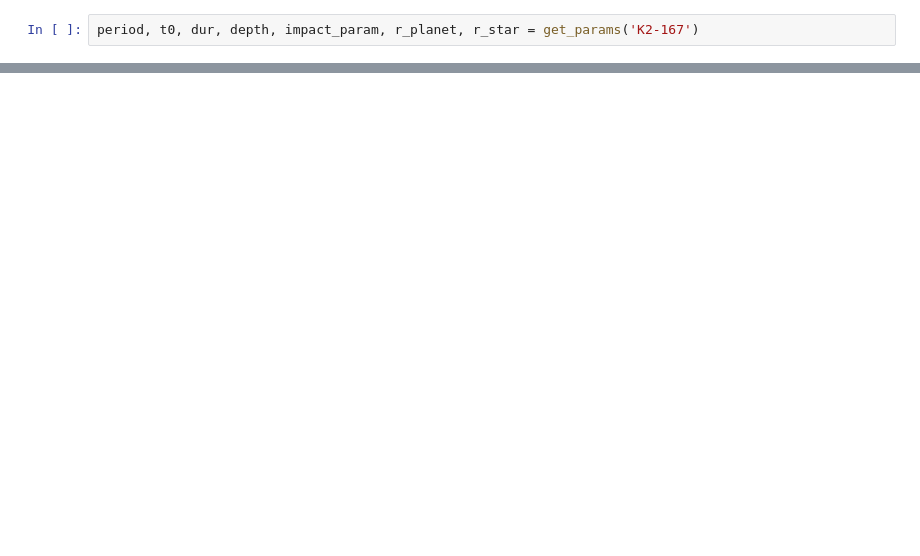
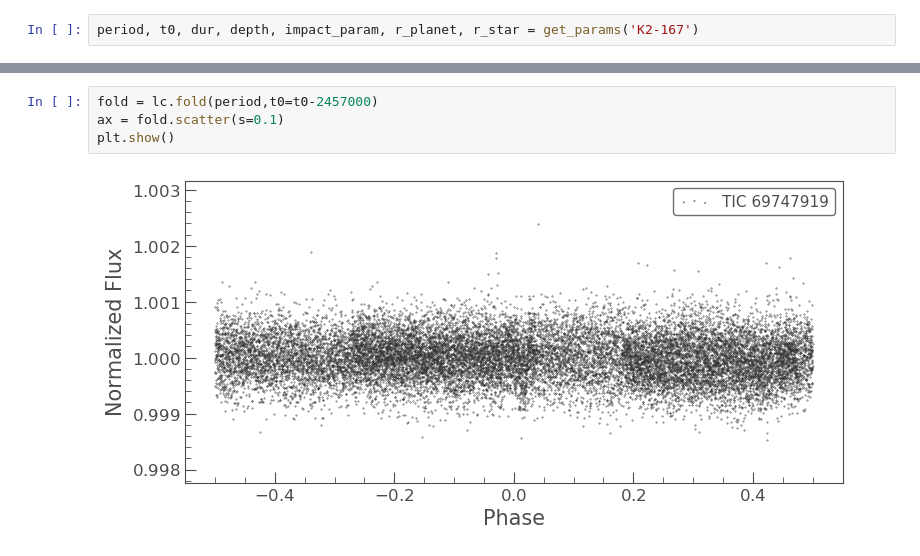
Before and after one commit to cminsky/tess_k2_overlap, a Jupyter notebook: working_notebook_1.ipynb, the cells around one changed output, grey strips where cells are left out. Drawn from its saved outputs; the diff is of its cells as text; blank space fills up the shorter version.

```diff
--- a/working_notebook_1.ipynb
+++ b/working_notebook_1.ipynb
@@ -26,0 +19,6 @@ Success
+# %%
+fold = lc.fold(period,t0=t0-2457000)
+ax = fold.scatter(s=0.1)
+plt.show()
+# %% [output]
+[figure, added]
```
Also changed, not shown: parts of 5 cells of this notebook, 3 other files.
